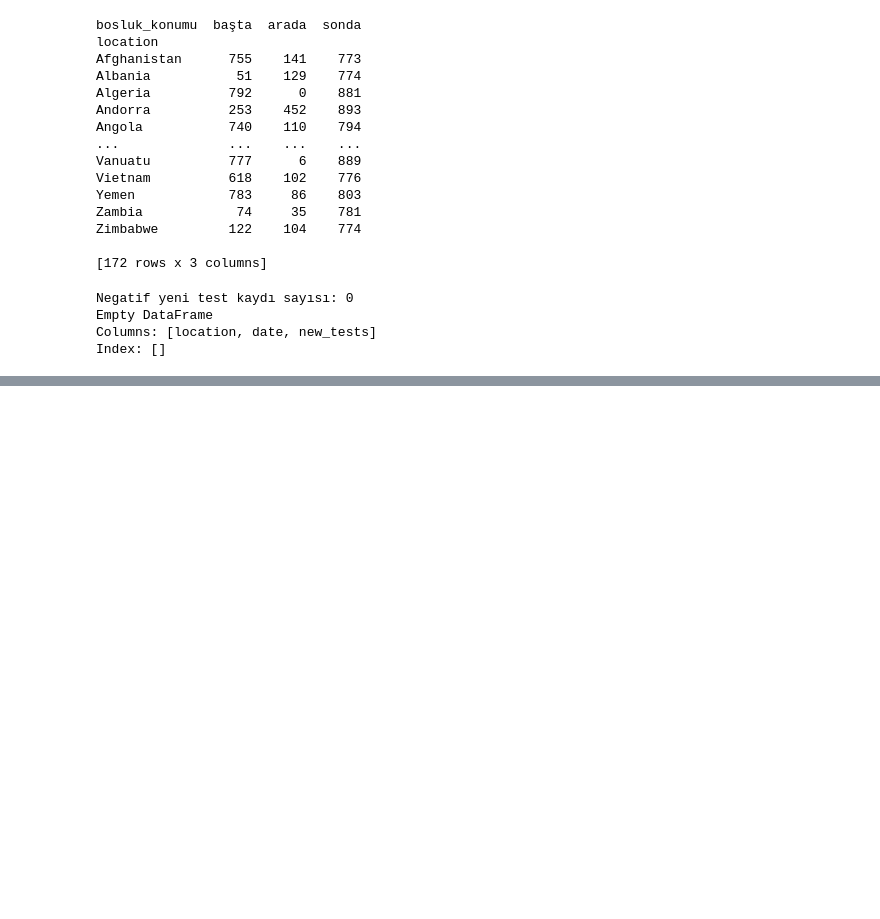
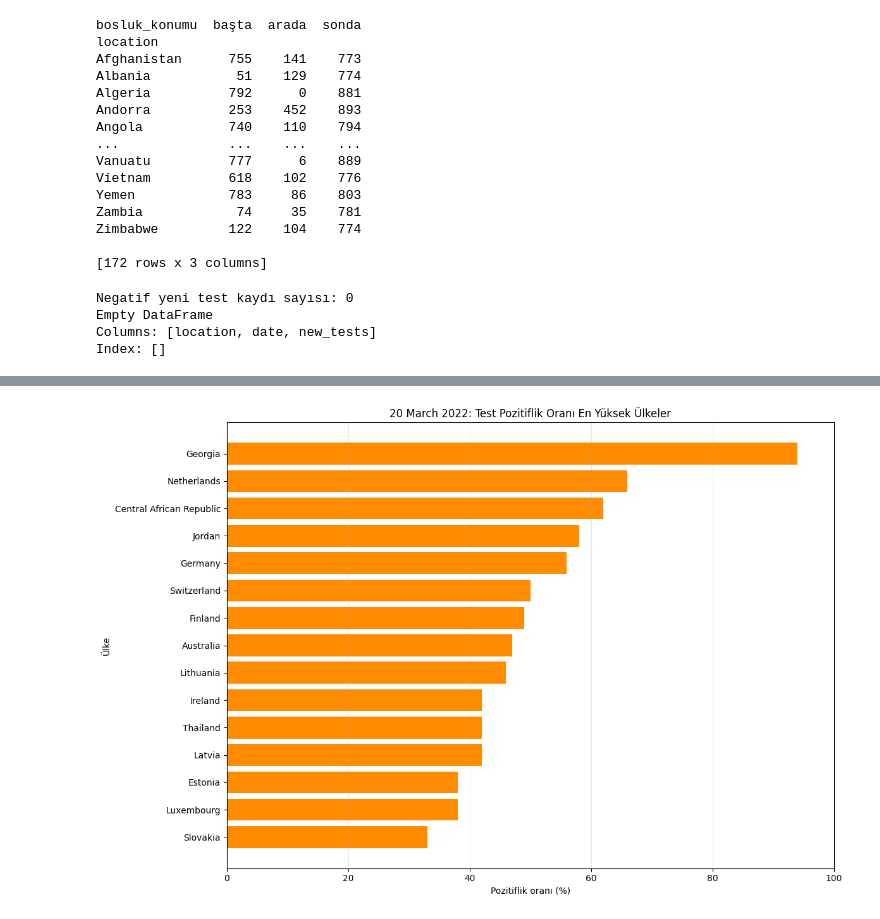
Before and after one commit to nazlican-engineer/CoronaVirusProject, a Jupyter notebook: notebooks/testing_analysis.ipynb, the cells around one changed output, grey strips where cells are left out. Saved outputs shown, nothing was run; the diff lists cells and outputs as text; code cells hidden in the pictures; blank space fills up the shorter version.

```diff
--- a/notebooks/testing_analysis.ipynb
+++ b/notebooks/testing_analysis.ipynb
@@ -337,0 +857,93 @@ Index: []
+# %%
+#aynı tarihlrde ülkelerin poztifilik oranı nasıl değişmiş inceliyoruz
+#ülkeleri daha iyi karşılaştırmak için sadece test_performed birimini kullanan ülkeleri seçeceğiz
+positive_rate_data = df_countries.loc[
+    df_countries['positive_rate'].notna(),
+    [
+        'location',
+        'date',
+        'positive_rate',
+        'tests_units'
+    ]
+].copy()
+
+positive_rate_date_coverage = (
+    positive_rate_data
+    .groupby('date')['location']
+    .nunique()
+)
+
+max_positive_country_count = (
+    positive_rate_date_coverage.max()
+)
+
+positive_comparison_date = (
+    positive_rate_date_coverage[
+        positive_rate_date_coverage
+        == max_positive_country_count
+    ]
+    .index
+    .max()
+)
+
+positive_rate_snapshot = (
+    positive_rate_data.loc[
+        (positive_rate_data['date'] == positive_comparison_date)
+        & (
+            positive_rate_data['tests_units']
+            == 'tests performed'
+        ),
+        [
+            'location',
+            'positive_rate'
+        ]
+    ]
+    .sort_values('positive_rate', ascending=False)
+    .head(15)
+    .copy()
+)
+
+positive_rate_snapshot['pozitiflik_yuzde'] = (
+    positive_rate_snapshot['positive_rate'] * 100
+)
+
+print(
+    'Tüm ülkelerde ortak pozitiflik oranı sayısı:',
+    max_positive_country_count
+)
+
+print(
+    'Karşılaştırmada kullanılan tests performed ülke sayısı:',
+    len(
+        positive_rate_data.loc[
+            (positive_rate_data['date'] == positive_comparison_date)
+            & (
+                positive_rate_data['tests_units']
+                == 'tests performed'
+            )
+        ]
+    )
+)
+
+plt.figure(figsize=(12, 8))
+
+plt.barh(
+    positive_rate_snapshot['location'],
+    positive_rate_snapshot['pozitiflik_yuzde'],
+    color='darkorange'
+)
+
+plt.gca().invert_yaxis()
+
+plt.title(
+    f'{positive_comparison_date:%d %B %Y}: Test Pozitiflik Oranı En Yüksek Ülkeler'
+)
+
+plt.xlabel('Pozitiflik oranı (%)')
+plt.ylabel('Ülke')
+plt.xlim(0, 100)
+plt.grid(axis='x', alpha=0.3)
+
+plt.tight_layout()
+plt.show()
+# %% [output]
@@ -337,0 +952 @@ Index: []
+[figure, added]
```
Also changed, not shown: parts of 11 cells of this notebook.
